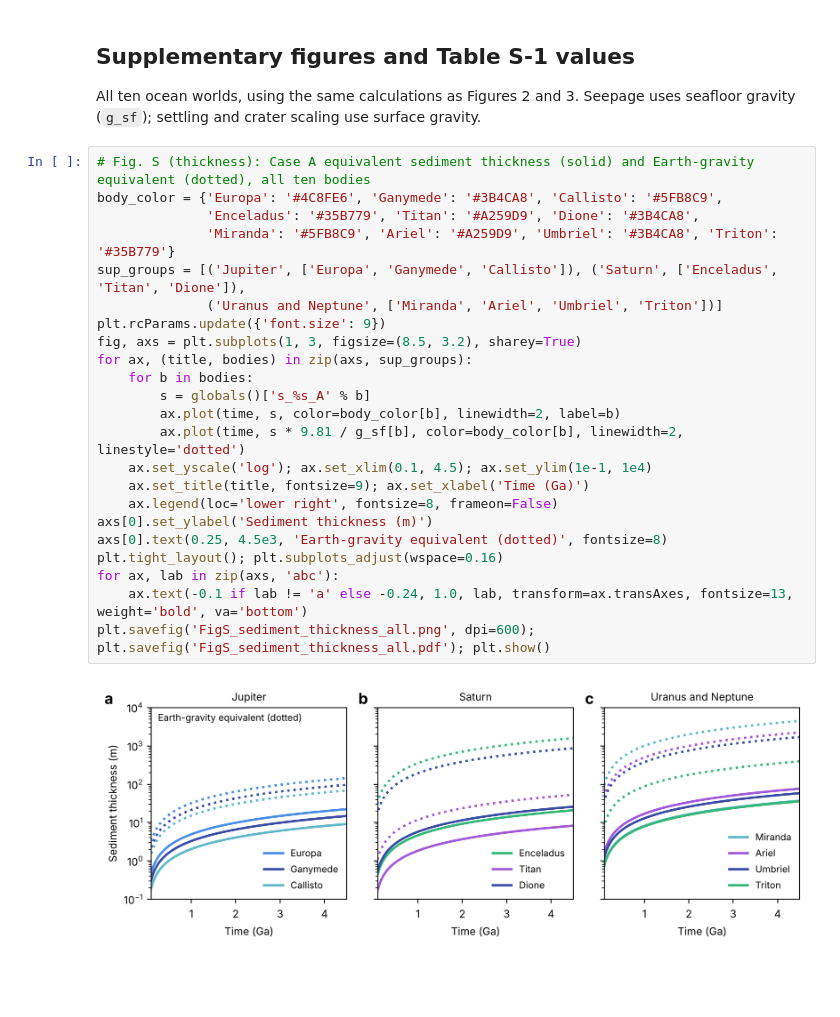
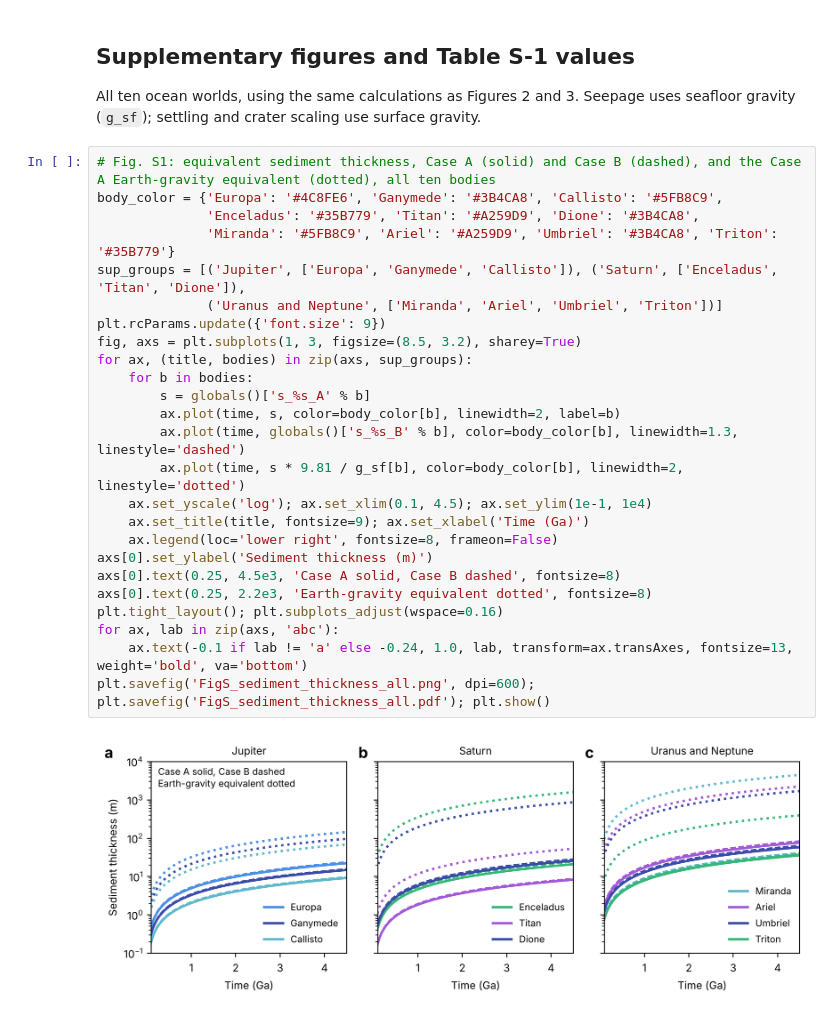
Before and after one commit to tectonic-hydrology/OW_seds, a Jupyter notebook: Figures_for_Randolph_Flagg_et_al_GRL_2025.ipynb, the cells around one changed output. Cells and saved outputs as stored; diff of their text form; blank space fills up the shorter version.

```diff
--- a/Figures_for_Randolph_Flagg_et_al_GRL_2025.ipynb
+++ b/Figures_for_Randolph_Flagg_et_al_GRL_2025.ipynb
@@ -1288,28 +1289,30 @@ Enceladus g = 0.12889078170425564 0.1 m/yr reached at 0.10 m
 
 All ten ocean worlds, using the same calculations as Figures 2 and 3. Seepage uses seafloor gravity (`g_sf`); settling and crater scaling use surface gravity.
 # %%
-# Fig. S (thickness): Case A equivalent sediment thickness (solid) and Earth-gravity equivalent (dotted), all ten bodies
+# Fig. S1: equivalent sediment thickness, Case A (solid) and Case B (dashed), and the Case A Earth-gravity equivalent (dotted), all ten bodies
 body_color = {'Europa': '#4C8FE6', 'Ganymede': '#3B4CA8', 'Callisto': '#5FB8C9',
               'Enceladus': '#35B779', 'Titan': '#A259D9', 'Dione': '#3B4CA8',
               'Miranda': '#5FB8C9', 'Ariel': '#A259D9', 'Umbriel': '#3B4CA8', 'Triton': '#35B779'}
 sup_groups = [('Jupiter', ['Europa', 'Ganymede', 'Callisto']), ('Saturn', ['Enceladus', 'Titan', 'Dione']),
               ('Uranus and Neptune', ['Miranda', 'Ariel', 'Umbriel', 'Triton'])]
 plt.rcParams.update({'font.size': 9})
 fig, axs = plt.subplots(1, 3, figsize=(8.5, 3.2), sharey=True)
 for ax, (title, bodies) in zip(axs, sup_groups):
     for b in bodies:
         s = globals()['s_%s_A' % b]
         ax.plot(time, s, color=body_color[b], linewidth=2, label=b)
+        ax.plot(time, globals()['s_%s_B' % b], color=body_color[b], linewidth=1.3, linestyle='dashed')
         ax.plot(time, s * 9.81 / g_sf[b], color=body_color[b], linewidth=2, linestyle='dotted')
     ax.set_yscale('log'); ax.set_xlim(0.1, 4.5); ax.set_ylim(1e-1, 1e4)
     ax.set_title(title, fontsize=9); ax.set_xlabel('Time (Ga)')
     ax.legend(loc='lower right', fontsize=8, frameon=False)
 axs[0].set_ylabel('Sediment thickness (m)')
-axs[0].text(0.25, 4.5e3, 'Earth-gravity equivalent (dotted)', fontsize=8)
+axs[0].text(0.25, 4.5e3, 'Case A solid, Case B dashed', fontsize=8)
+axs[0].text(0.25, 2.2e3, 'Earth-gravity equivalent dotted', fontsize=8)
 plt.tight_layout(); plt.subplots_adjust(wspace=0.16)
 for ax, lab in zip(axs, 'abc'):
     ax.text(-0.1 if lab != 'a' else -0.24, 1.0, lab, transform=ax.transAxes, fontsize=13, weight='bold', va='bottom')
 plt.savefig('FigS_sediment_thickness_all.png', dpi=600); plt.savefig('FigS_sediment_thickness_all.pdf'); plt.show()
 # %% [output]
-[figure, old version]
+[figure, new version]
 # %%
```
Also changed, not shown: parts of 3 cells of this notebook.
